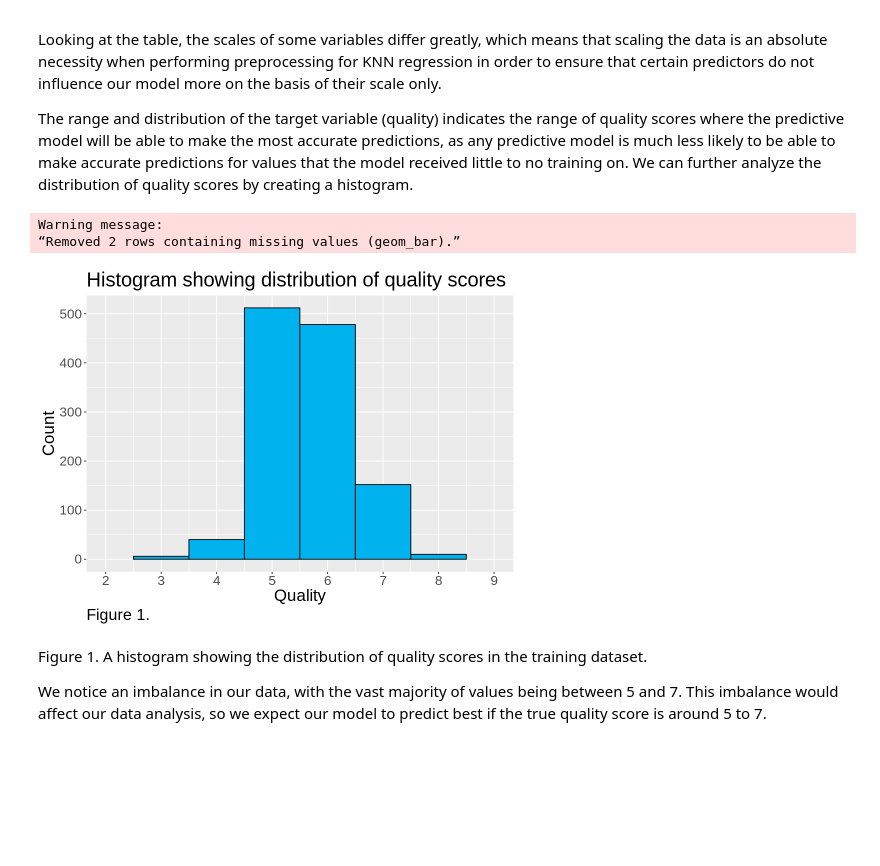
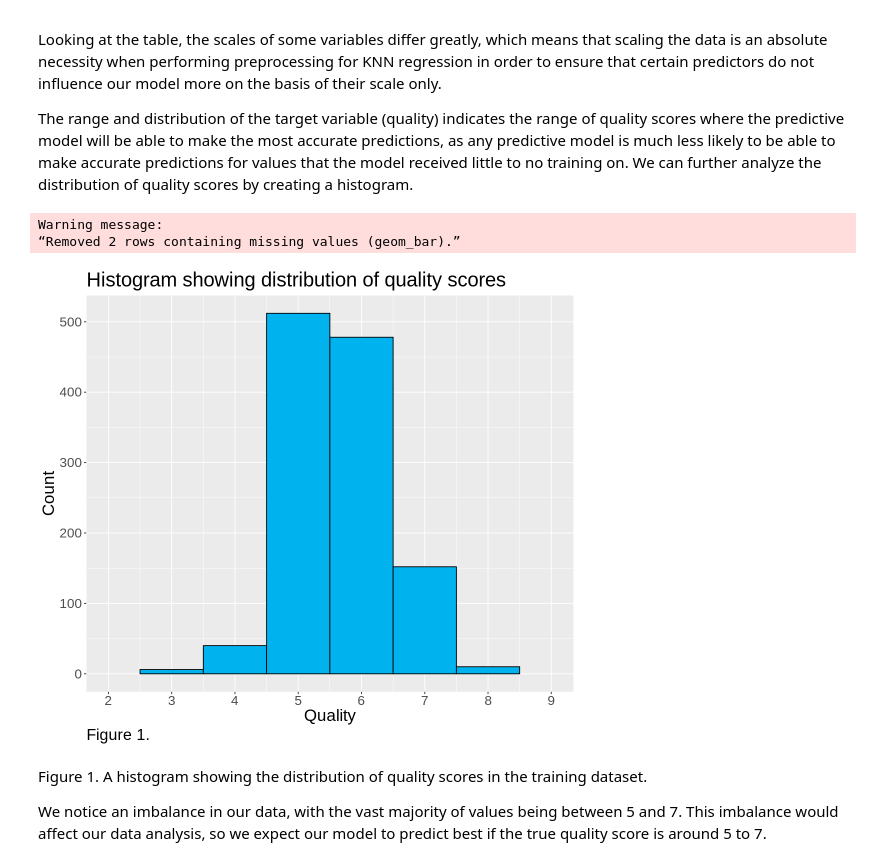
Before and after one commit to aleong2004/Wine-Quality-Prediction, a Jupyter notebook: Project.ipynb, the cells around one changed output. Cells and saved outputs as stored; diff of their text form; code cells hidden in the pictures; blank space fills up the shorter version.

```diff
--- a/Project.ipynb
+++ b/Project.ipynb
@@ -116,22 +116,22 @@ Looking at the table, the scales of some variables differ greatly, which means t
 The range and distribution of the target variable (quality) indicates the range of quality scores where the predictive model will be able to make the most accurate predictions, as any predictive model is much less likely to be able to make accurate predictions for values that the model received little to no training on. We can further analyze the distribution of quality scores by creating a histogram.
 # %%
 #creating a histogram to show the distrubtion of quality scores
-options(repr.plot.width = 8, repr.plot.height = 6)
+options(repr.plot.width = 9, repr.plot.height = 8)
 quality_hist <- wine_training |>
                     ggplot(aes(x = quality)) +
                     geom_histogram(binwidth = 1, fill = "deepskyblue2", col = "black") +
                     theme(text = element_text(size = 20),
                           plot.caption = element_text(size = 19, hjust = 0)) +
                     labs(x = "Quality",
                          y= "Count",
                          title = "Histogram showing distribution of quality scores",
                          caption = "Figure 1.") +
                     scale_x_continuous(breaks = c(2,3,4,5,6,7,8,9), lim = c(2,9))
 quality_hist
 # %% [output]
 Warning message:
 “Removed 2 rows containing missing values (geom_bar).”
-[figure, old version]
+[figure, new version]
 # %% [markdown]
 Figure 1. A histogram showing the distribution of quality scores in the training dataset.
 
```
Also changed, not shown: parts of 1 cell of this notebook.
